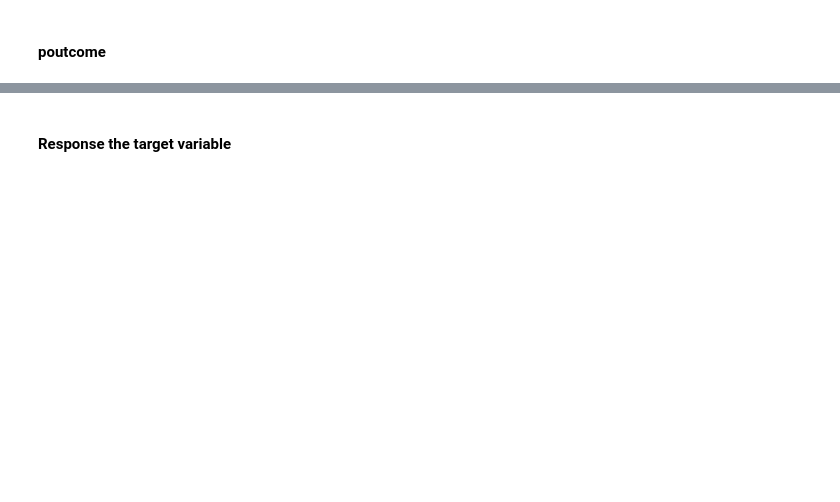
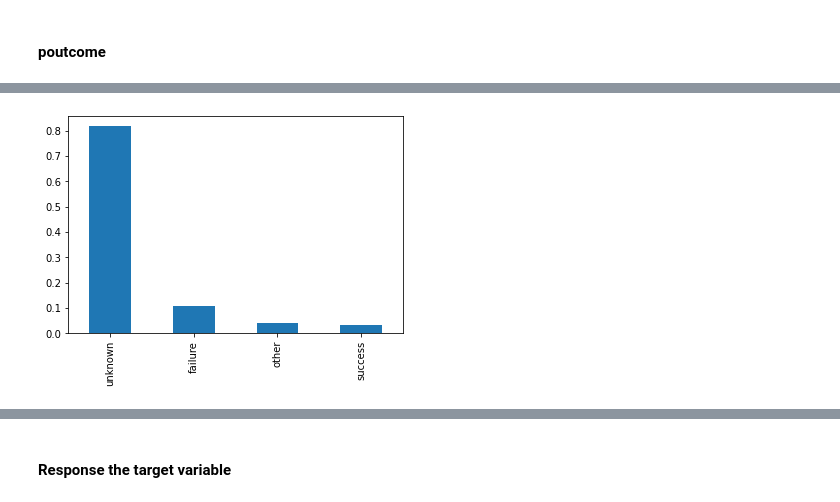
Before and after one commit to deepak7meher/machine-learning, a Jupyter notebook: Bank+Marketing+Campaign.ipynb, the cells around one changed output, grey strips where cells are left out. Saved outputs shown, nothing was run; the diff lists cells and outputs as text; code cells hidden in the pictures; blank space fills up the shorter version.

```diff
--- a/Bank+Marketing+Campaign.ipynb
+++ b/Bank+Marketing+Campaign.ipynb
@@ -518,0 +566,5 @@ Ordered variables have some kind of ordering. Some examples of bank marketing da
+# %%
+inp0.poutcome.value_counts(normalize=True).plot.bar()
+plt.show()
+# %% [output]
+[figure, added]
```
Also changed, not shown: parts of 28 cells of this notebook.
